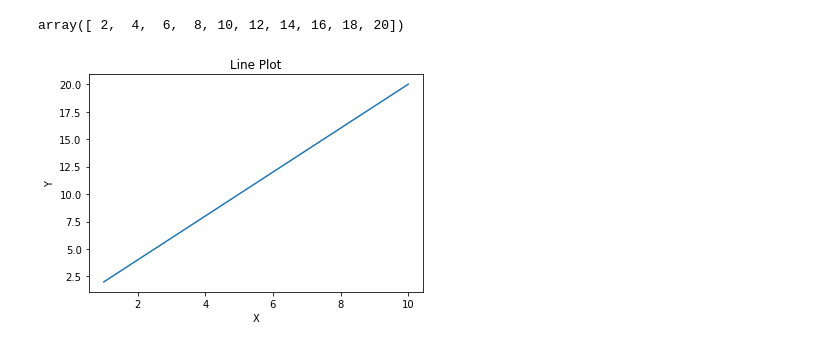
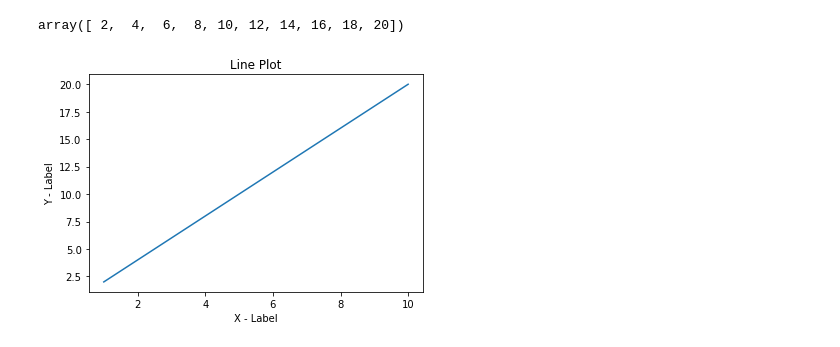
Before and after one commit to World-of-ML-AI/Data-Analysis-Tools, a Jupyter notebook: Matplotlib/Matplotlib Tutorial.ipynb, the cells around one changed output. Cells and saved outputs as stored; diff of their text form; code cells hidden in the pictures.

```diff
--- a/Matplotlib/Matplotlib Tutorial.ipynb
+++ b/Matplotlib/Matplotlib Tutorial.ipynb
@@ -25,8 +25,8 @@ array([ 2,  4,  6,  8, 10, 12, 14, 16, 18, 20])
 # %%
 plt.plot(x, y)
 plt.title("Line Plot")
-plt.xlabel("X")
-plt.ylabel("Y")
+plt.xlabel("X - Label")
+plt.ylabel("Y - Label")
 plt.show()
 # %% [output]
-[figure, old version]
+[figure, new version]
```
Also changed, not shown: parts of 23 cells of this notebook.
